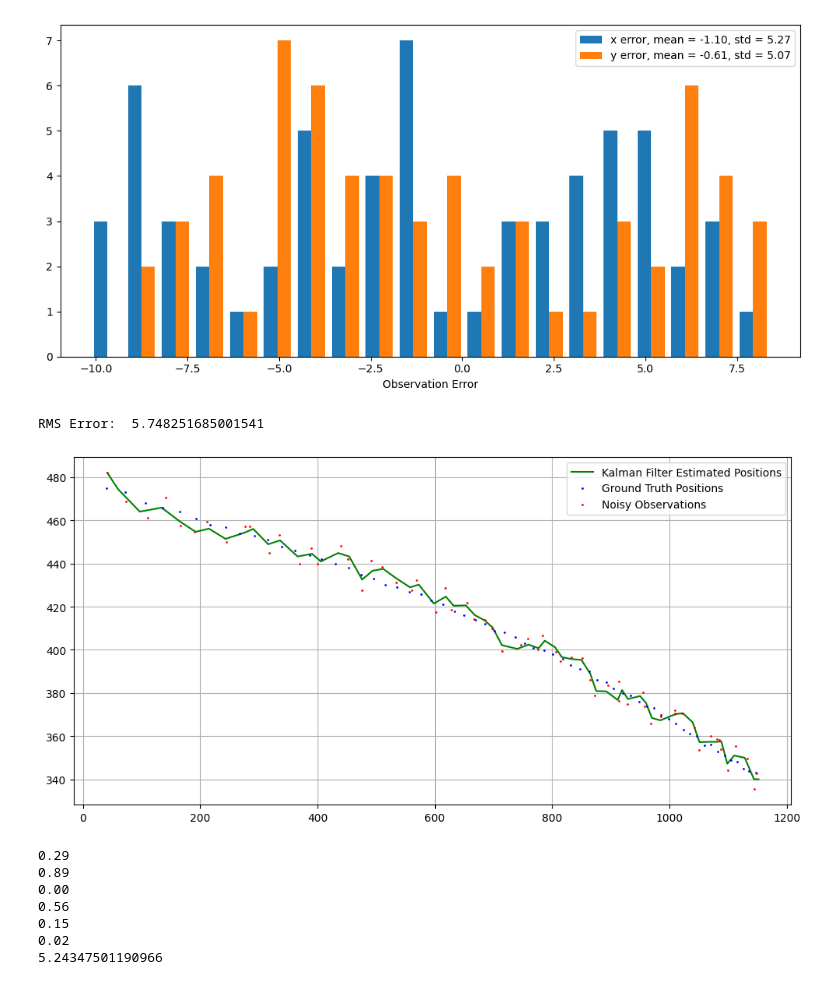
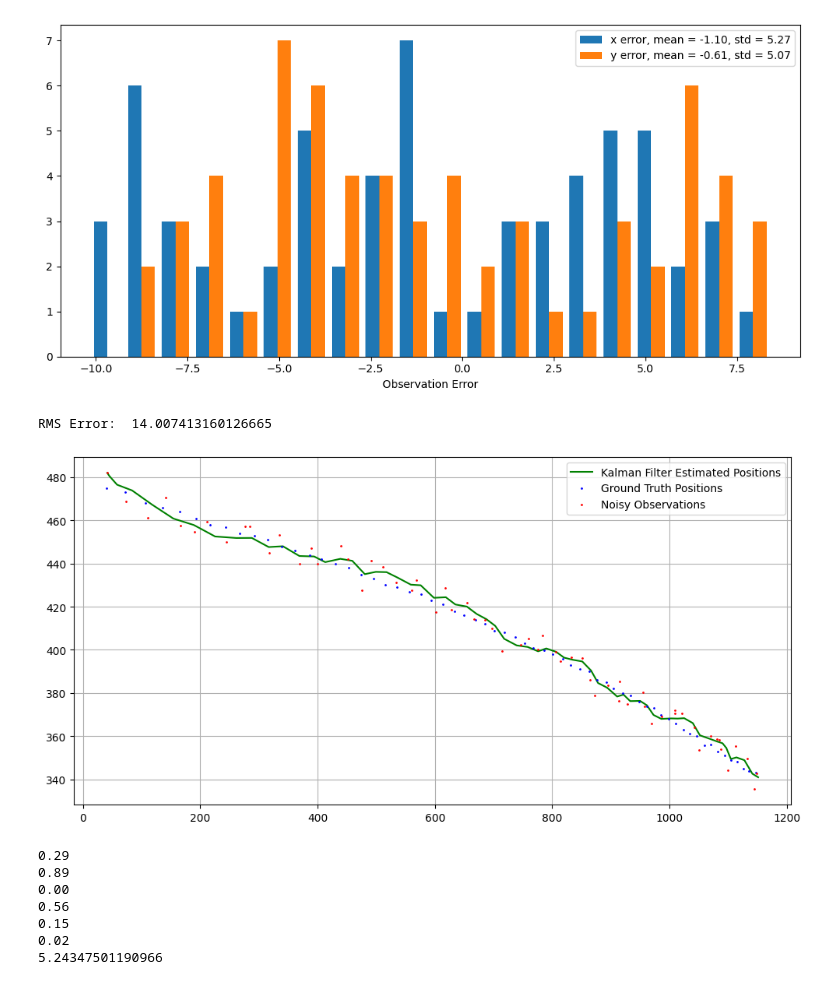
Before and after one commit to LiyouZhou/MScRAS_CV, a Jupyter notebook: assessment/code/assessment.ipynb, the cells around one changed output. Cells and saved outputs as stored; diff of their text form; code cells hidden in the pictures.

```diff
--- a/assessment/code/assessment.ipynb
+++ b/assessment/code/assessment.ipynb
@@ -330,7 +334,8 @@ idxs = np.argsort(DSs)[::-1][:5]
 for rank, i in enumerate(idxs):
     plt.figure()
     plot_image_mask_with_gt(i, rank+1)
-    plt.savefig(f"../report/figures/best_dice_score_{rank+1}.png")
+    plt.tight_layout()
+    plt.savefig(f"../report/figures/best_dice_score_{rank+1}.png", bbox_inches='tight')
 
 
 # find index of the 5 lowest dice scores
@@ -340,7 +345,8 @@ for rank, i in enumerate(idxs):
     plt.figure()
     rank = len(DSs) - 4 + rank
     plot_image_mask_with_gt(i, rank)
-    plt.savefig(f"../report/figures/best_dice_score_{rank}.png")
+    plt.tight_layout()
+    plt.savefig(f"../report/figures/best_dice_score_{rank}.png", bbox_inches='tight')
 # %% [output]
 (720, 1280)
 (720, 1280)
@@ -761,23 +767,25 @@ plt.savefig("../report/figures/observation_error_hist.png")
 -1.0965857142857234 -0.6067746031746063
 [figure]
 # %%
-px, py = kalmanTracking(np.array([u, v]), measurement_noise=7.2, motion_noise=[0, 9.692])
+px, py, _, _ = kalmanTracking(
+    np.array([u, v]), measurement_noise=[7.2, 7.2]
+)
 
 plt.plot(px, py, "g-", label="Kalman Filter Estimated Positions")
 plt.plot(x, y, "b.", label="Ground Truth Positions", ms=2)
 plt.plot(u, v, "r.", label="Noisy Observations", ms=2)
 # plt.axis('equal')
 plt.tight_layout()
 plt.grid()
 plt.legend()
 plt.savefig("../report/figures/kalman_filter_larger_obs_noise.png")
 
 e = (px - x) ** 2 + (py - y) ** 2
 rms = np.sqrt(np.mean(e))
 print("RMS Error: ", rms)
 # %% [output]
-RMS Error:  5.748251685001541
+RMS Error:  14.007413160126665
-[figure, old version]
+[figure, new version]
 # %%
 from scipy.optimize import minimize
 
```
Also changed, not shown: parts of 4 cells of this notebook, 17 other files.
